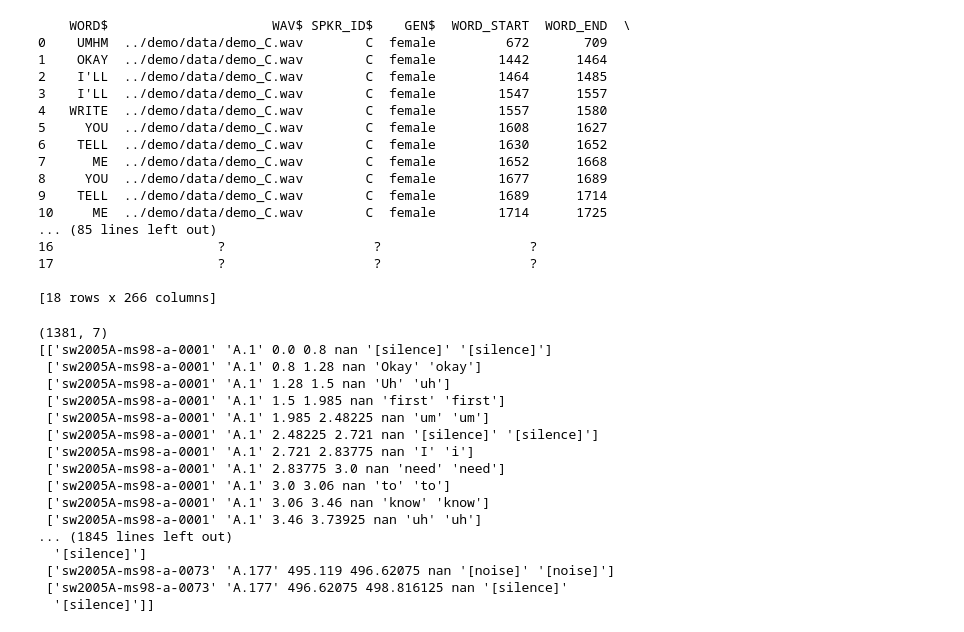
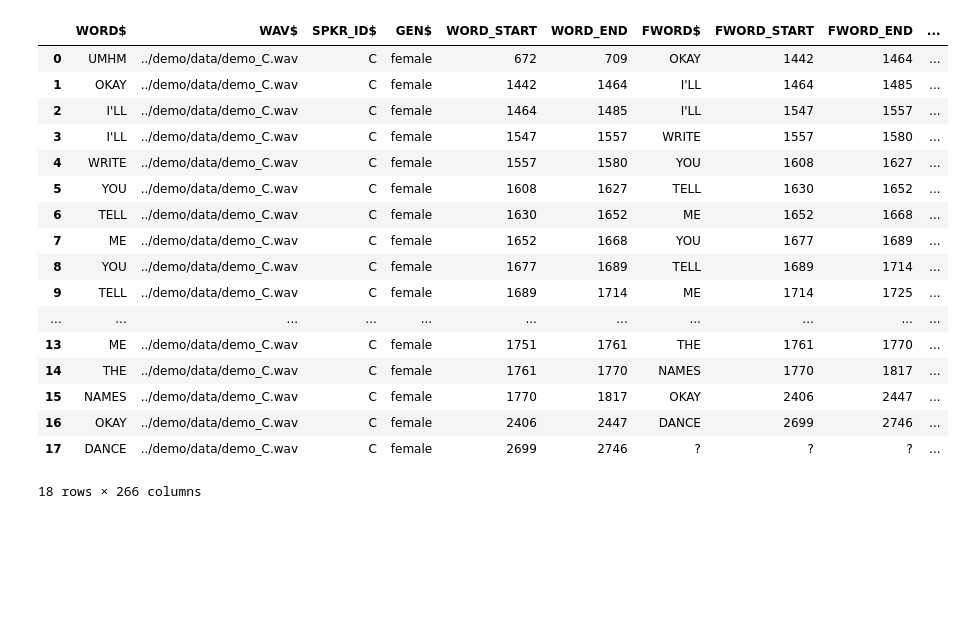
Before and after one commit to byronthecoder/Prosody-Prominence-Perplexity, a Jupyter notebook: ParselMouth.ipynb, the cells around one changed output. Saved outputs shown, nothing was run; the diff lists cells and outputs as text; code cells hidden in the pictures; blank space fills up the shorter version.

```diff
--- a/ParselMouth.ipynb
+++ b/ParselMouth.ipynb
@@ -16,22 +109,22 @@ processing ../data/sw02005_sph_pre_pre.wav...
 # %%
-import pandas as pd
-
-print(pd.read_table("../praat-prosody_v0.1.1/demo/work_dir/pf_files/demo_C-pf.Tab"))
+pf = pd.read_csv("/Users/the-imitation-gamer/Documents/SLP/Msc_Dissertation/praat-prosody_v0.1.1/demo/work_dir/pf_files/demo_C-pf.Tab", sep='\t')
+pf
 # %% [output]
+|  | WORD$ | WAV$ | SPKR_ID$ | GEN$ | WORD_START | WORD_END | FWORD$ | FWORD_START | FWORD_END | ... |
+| 0 | UMHM | ../demo/data/demo_C.wav | C | female | 672 | 709 | OKAY | 1442 | 1464 | ... |
+| 1 | OKAY | ../demo/data/demo_C.wav | C | female | 1442 | 1464 | I'LL | 1464 | 1485 | ... |
+| 2 | I'LL | ../demo/data/demo_C.wav | C | female | 1464 | 1485 | I'LL | 1547 | 1557 | ... |
+| 3 | I'LL | ../demo/data/demo_C.wav | C | female | 1547 | 1557 | WRITE | 1557 | 1580 | ... |
+| 4 | WRITE | ../demo/data/demo_C.wav | C | female | 1557 | 1580 | YOU | 1608 | 1627 | ... |
+| 5 | YOU | ../demo/data/demo_C.wav | C | female | 1608 | 1627 | TELL | 1630 | 1652 | ... |
+| 6 | TELL | ../demo/data/demo_C.wav | C | female | 1630 | 1652 | ME | 1652 | 1668 | ... |
+| 7 | ME | ../demo/data/demo_C.wav | C | female | 1652 | 1668 | YOU | 1677 | 1689 | ... |
+| 8 | YOU | ../demo/data/demo_C.wav | C | female | 1677 | 1689 | TELL | 1689 | 1714 | ... |
+| 9 | TELL | ../demo/data/demo_C.wav | C | female | 1689 | 1714 | ME | 1714 | 1725 | ... |
+| ... | ... | ... | ... | ... | ... | ... | ... | ... | ... | ... |
+| 13 | ME | ../demo/data/demo_C.wav | C | female | 1751 | 1761 | THE | 1761 | 1770 | ... |
+| 14 | THE | ../demo/data/demo_C.wav | C | female | 1761 | 1770 | NAMES | 1770 | 1817 | ... |
+| 15 | NAMES | ../demo/data/demo_C.wav | C | female | 1770 | 1817 | OKAY | 2406 | 2447 | ... |
+| 16 | OKAY | ../demo/data/demo_C.wav | C | female | 2406 | 2447 | DANCE | 2699 | 2746 | ... |
+| 17 | DANCE | ../demo/data/demo_C.wav | C | female | 2699 | 2746 | ? | ? | ? | ... |
-    WORD$                     WAV$ SPKR_ID$    GEN$  WORD_START  WORD_END  \
-0    UMHM  ../demo/data/demo_C.wav        C  female         672       709
-1    OKAY  ../demo/data/demo_C.wav        C  female        1442      1464
-2    I'LL  ../demo/data/demo_C.wav        C  female        1464      1485
-3    I'LL  ../demo/data/demo_C.wav        C  female        1547      1557
-4   WRITE  ../demo/data/demo_C.wav        C  female        1557      1580
-5     YOU  ../demo/data/demo_C.wav        C  female        1608      1627
-6    TELL  ../demo/data/demo_C.wav        C  female        1630      1652
-7      ME  ../demo/data/demo_C.wav        C  female        1652      1668
-8     YOU  ../demo/data/demo_C.wav        C  female        1677      1689
-9    TELL  ../demo/data/demo_C.wav        C  female        1689      1714
-10     ME  ../demo/data/demo_C.wav        C  female        1714      1725
-... (85 lines left out)
-16                     ?                   ?                   ?
-17                     ?                   ?                   ?
-
-[18 rows x 266 columns]
+18 rows × 266 columns
@@ -49,23 +130,0 @@ trans = trans.to_numpy()
-# %%
-import sys
-np.set_printoptions(threshold=sys.maxsize)
-print(trans.shape)
-print(trans)
-# %% [output]
-(1381, 7)
-[['sw2005A-ms98-a-0001' 'A.1' 0.0 0.8 nan '[silence]' '[silence]']
- ['sw2005A-ms98-a-0001' 'A.1' 0.8 1.28 nan 'Okay' 'okay']
- ['sw2005A-ms98-a-0001' 'A.1' 1.28 1.5 nan 'Uh' 'uh']
- ['sw2005A-ms98-a-0001' 'A.1' 1.5 1.985 nan 'first' 'first']
- ['sw2005A-ms98-a-0001' 'A.1' 1.985 2.48225 nan 'um' 'um']
- ['sw2005A-ms98-a-0001' 'A.1' 2.48225 2.721 nan '[silence]' '[silence]']
- ['sw2005A-ms98-a-0001' 'A.1' 2.721 2.83775 nan 'I' 'i']
- ['sw2005A-ms98-a-0001' 'A.1' 2.83775 3.0 nan 'need' 'need']
- ['sw2005A-ms98-a-0001' 'A.1' 3.0 3.06 nan 'to' 'to']
- ['sw2005A-ms98-a-0001' 'A.1' 3.06 3.46 nan 'know' 'know']
- ['sw2005A-ms98-a-0001' 'A.1' 3.46 3.73925 nan 'uh' 'uh']
-... (1845 lines left out)
-  '[silence]']
- ['sw2005A-ms98-a-0073' 'A.177' 495.119 496.62075 nan '[noise]' '[noise]']
- ['sw2005A-ms98-a-0073' 'A.177' 496.62075 498.816125 nan '[silence]'
-  '[silence]']]
```
Also changed, not shown: parts of 15 cells of this notebook, 1 other file.
